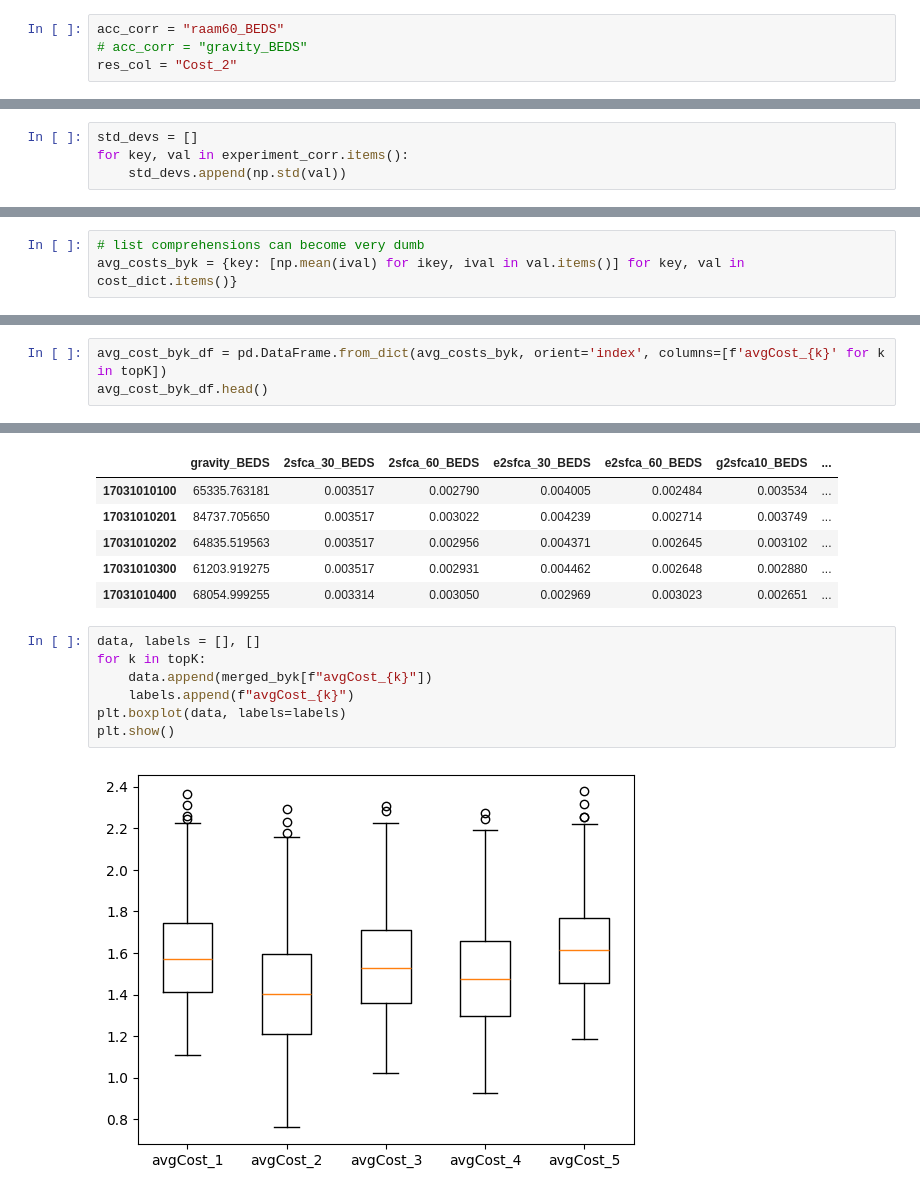
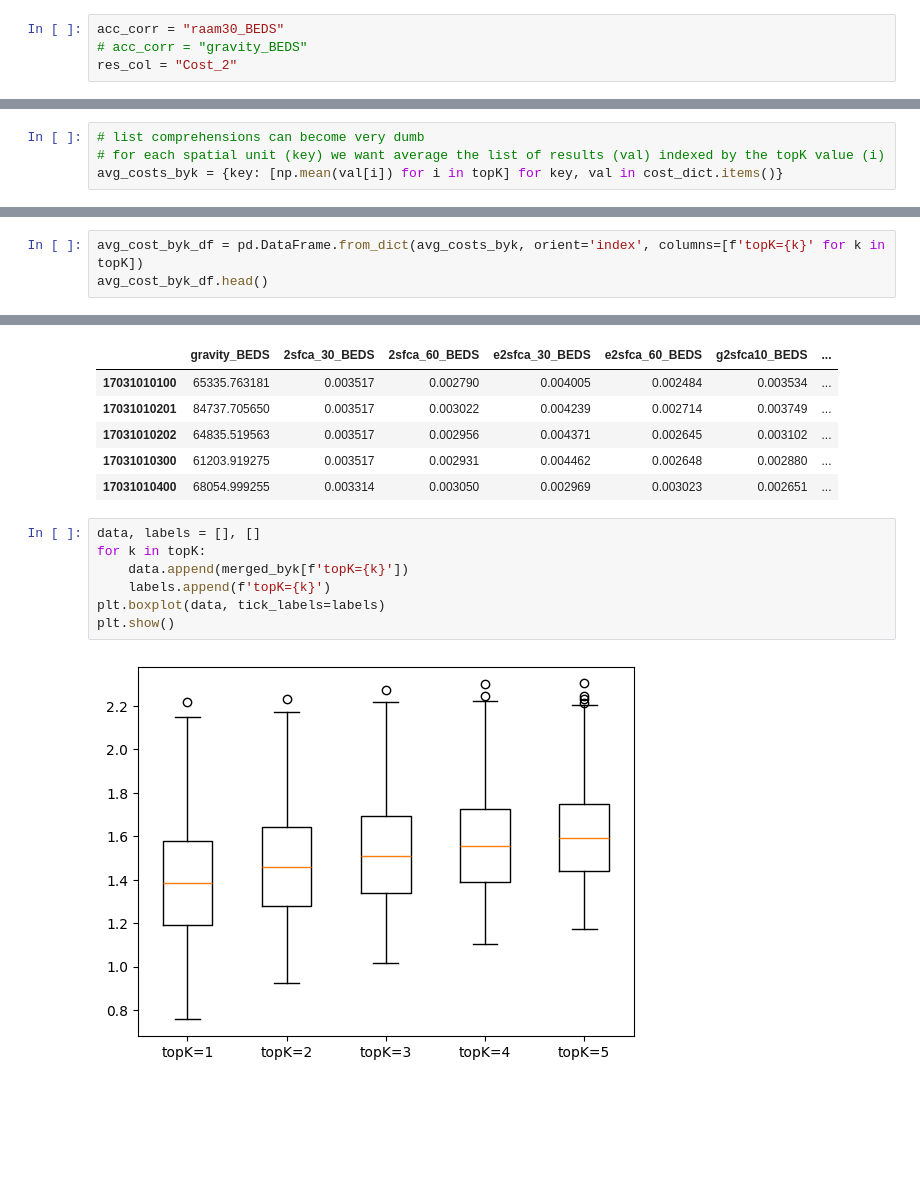
Before and after one commit to cybergis/AgentAccess, a Jupyter notebook: notebooks/ParameterAnalysis.ipynb, the cells around one changed output, grey strips where cells are left out. Saved outputs shown, nothing was run; the diff lists cells and outputs as text; blank space fills up the shorter version.

```diff
--- a/notebooks/ParameterAnalysis.ipynb
+++ b/notebooks/ParameterAnalysis.ipynb
@@ -30,4 +49,4 @@ acc_titles = {
 # %%
-acc_corr = "raam60_BEDS"
+acc_corr = "raam30_BEDS"
 # acc_corr = "gravity_BEDS"
 res_col = "Cost_2"
@@ -154,4 +189,0 @@ experiment_corr
-# %%
-std_devs = []
-for key, val in experiment_corr.items():
-    std_devs.append(np.std(val))
@@ -398,3 +428,4 @@ for k, v in experiment_paths.items():
 # %%
 # list comprehensions can become very dumb
-avg_costs_byk = {key: [np.mean(ival) for ikey, ival in val.items()] for key, val in cost_dict.items()}
+# for each spatial unit (key) we want average the list of results (val) indexed by the topK value (i)
+avg_costs_byk = {key: [np.mean(val[i]) for i in topK] for key, val in cost_dict.items()}
@@ -401,4 +452,4 @@ avg_costs_byk = {key: [np.mean(ival) for ikey, ival in val.items()] for key, val
 # %%
-avg_cost_byk_df = pd.DataFrame.from_dict(avg_costs_byk, orient='index', columns=[f'avgCost_{k}' for k in topK])
+avg_cost_byk_df = pd.DataFrame.from_dict(avg_costs_byk, orient='index', columns=[f'topK={k}' for k in topK])
 avg_cost_byk_df.head()
 # %% [output]
@@ -421,10 +472,10 @@ merged_byk.head()
 # %%
 data, labels = [], []
 for k in topK:
-    data.append(merged_byk[f"avgCost_{k}"])
-    labels.append(f"avgCost_{k}")
-plt.boxplot(data, labels=labels)
+    data.append(merged_byk[f'topK={k}'])
+    labels.append(f'topK={k}')
+plt.boxplot(data, tick_labels=labels)
 plt.show()
 # %% [output]
-[figure, old version]
+[figure, new version]
 # %%
```
Also changed, not shown: parts of 50 cells of this notebook, 6 other files.
